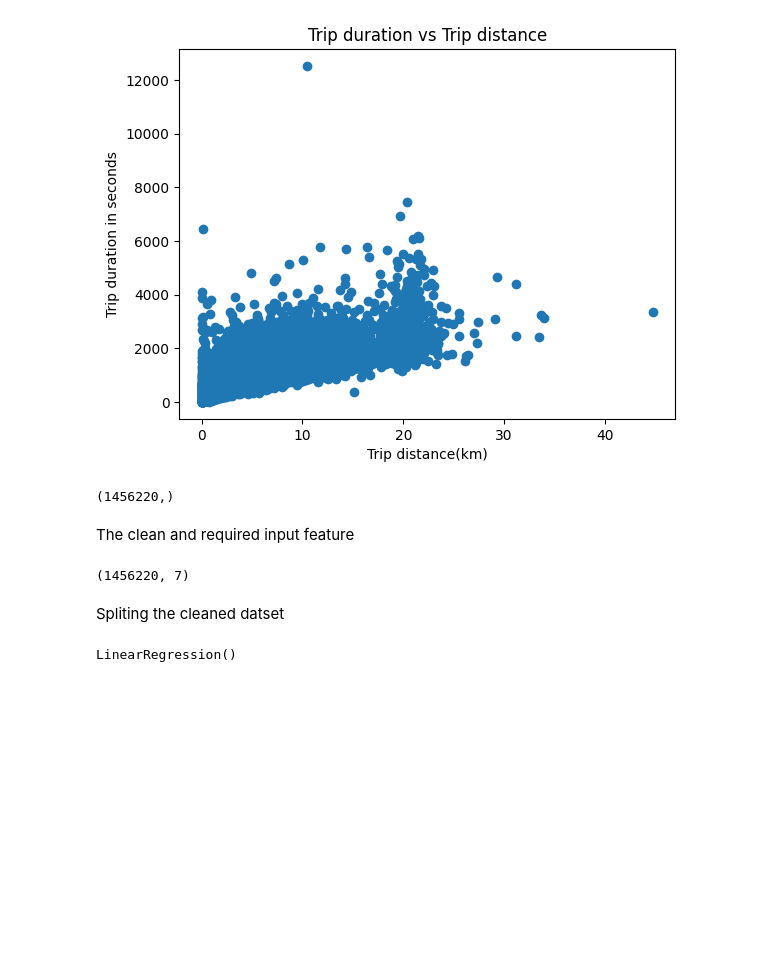
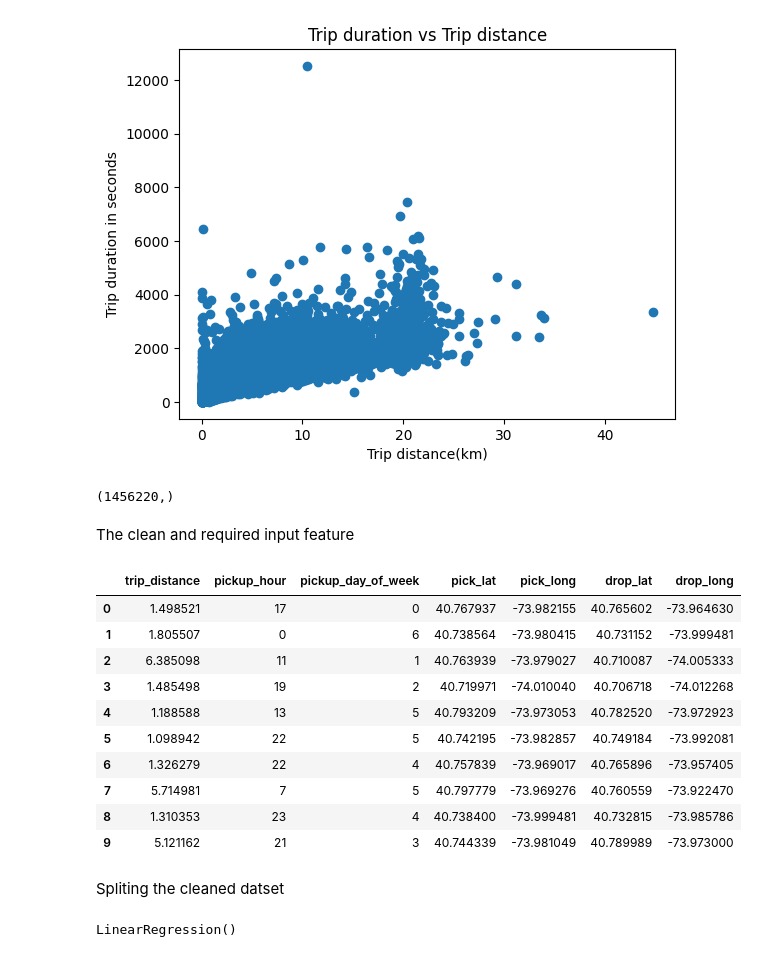
Before and after one commit to ranjan036/ai-engineer-portfolio, a Jupyter notebook: ml/nyc-taxi/notebooks/eda.ipynb, the cells around one changed output. Cells and saved outputs as stored; diff of their text form; code cells hidden in the pictures; blank space fills up the shorter version.

```diff
--- a/ml/nyc-taxi/notebooks/eda.ipynb
+++ b/ml/nyc-taxi/notebooks/eda.ipynb
@@ -203,5 +203,5 @@ df.shape
 # %% [output]
 (1456220, 11)
 # %%
-pickup_hour = df['dropoff_datetime'].dt.hour
-pickup_hour
+pickup_hour = df['pickup_datetime'].dt.hour
+rush_hour = (pickup_hour >= 7) & (pickup_hour <= 10 ) | (pickup_hour >= 17) & (pickup_hour<=20)
@@ -221,5 +208,5 @@ Name: dropoff_datetime, Length: 1456220, dtype: int32
 # %%
-pickup_day_of_week = df['dropoff_datetime'].dt.day_of_week
+pickup_day_of_week = df['pickup_datetime'].dt.day_of_week
 pickup_day_of_week
 # %% [output]
 0          0
@@ -313,10 +298,21 @@ is_weekend.shape
 The clean and required input feature
 # %%
 
-X = {"trip_distance": trip_distance, "pickup_hour" : pickup_hour, "is_weekend": is_weekend, "pick_lat":df['pickup_latitude'],"pick_long":df['pickup_longitude'], "drop_lat":df['dropoff_latitude'],"drop_long":df['dropoff_longitude']}
+X = {"trip_distance": trip_distance, "pickup_hour" : pickup_hour, "pickup_day_of_week": pickup_day_of_week, "pick_lat":df['pickup_latitude'],"pick_long":df['pickup_longitude'], "drop_lat":df['dropoff_latitude'],"drop_long":df['dropoff_longitude']}
 X = pd.DataFrame(X)
+
 X.head(10)
-X.shape
+#X.shape
 #y.shape
 # %% [output]
-(1456220, 7)
+|  | trip_distance | pickup_hour | pickup_day_of_week | pick_lat | pick_long | drop_lat | drop_long |
+| 0 | 1.498521 | 17 | 0 | 40.767937 | -73.982155 | 40.765602 | -73.964630 |
+| 1 | 1.805507 | 0 | 6 | 40.738564 | -73.980415 | 40.731152 | -73.999481 |
+| 2 | 6.385098 | 11 | 1 | 40.763939 | -73.979027 | 40.710087 | -74.005333 |
+| 3 | 1.485498 | 19 | 2 | 40.719971 | -74.010040 | 40.706718 | -74.012268 |
+| 4 | 1.188588 | 13 | 5 | 40.793209 | -73.973053 | 40.782520 | -73.972923 |
+| 5 | 1.098942 | 22 | 5 | 40.742195 | -73.982857 | 40.749184 | -73.992081 |
+| 6 | 1.326279 | 22 | 4 | 40.757839 | -73.969017 | 40.765896 | -73.957405 |
+| 7 | 5.714981 | 7 | 5 | 40.797779 | -73.969276 | 40.760559 | -73.922470 |
+| 8 | 1.310353 | 23 | 4 | 40.738400 | -73.999481 | 40.732815 | -73.985786 |
+| 9 | 5.121162 | 21 | 3 | 40.744339 | -73.981049 | 40.789989 | -73.973000 |
```
Also changed, not shown: parts of 23 cells of this notebook, 3 other files.
